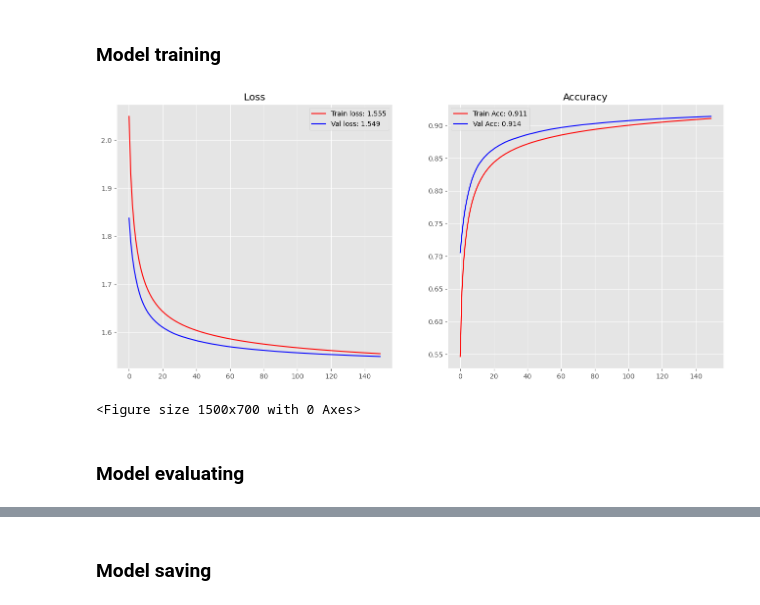
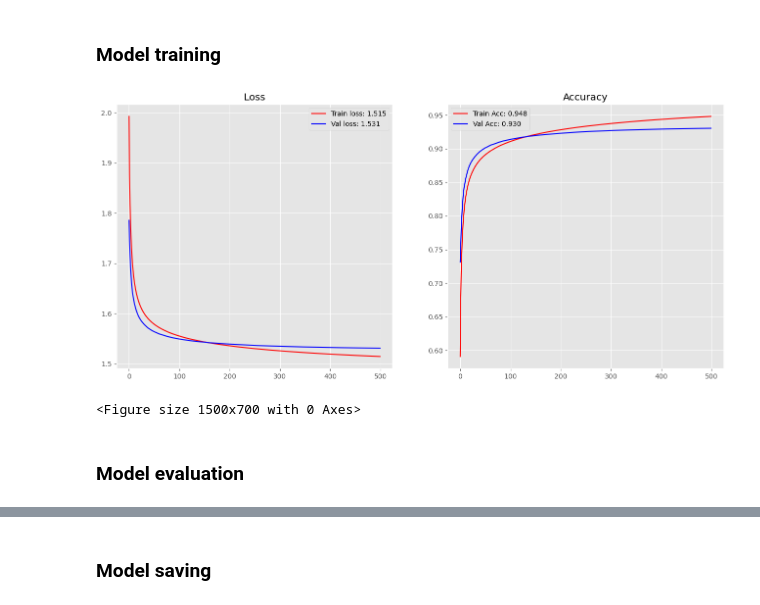
Before and after one commit to NazarovMichail/Lectures-notes-MIPT, a Jupyter notebook: DL/CV/fmnist/FMnist.ipynb, the cells around one changed output, grey strips where cells are left out. Cells and saved outputs as stored; diff of their text form; code cells hidden in the pictures.

```diff
--- a/DL/CV/fmnist/FMnist.ipynb
+++ b/DL/CV/fmnist/FMnist.ipynb
@@ -172,14 +172,14 @@ class FmnistNN(nn.Module):
         super(FmnistNN, self).__init__()
 
         self.ConvBlock1 = torch.nn.Sequential(
-            torch.nn.Conv2d(in_channels=1, out_channels=20, kernel_size=3, padding=1),
+            torch.nn.Conv2d(in_channels=1, out_channels=42, kernel_size=3, padding=1),
             torch.nn.LeakyReLU(),
-            torch.nn.BatchNorm2d(num_features=20),
+            torch.nn.BatchNorm2d(num_features=42),
             torch.nn.MaxPool2d(kernel_size=2, stride=2),
             torch.nn.Dropout(p=0.6))
 
         self.ConvBlock2 = torch.nn.Sequential(
-            torch.nn.Conv2d(in_channels=20, out_channels=36, kernel_size=3, padding=0),
+            torch.nn.Conv2d(in_channels=42, out_channels=36, kernel_size=3, padding=0),
             torch.nn.LeakyReLU(),
             torch.nn.BatchNorm2d(num_features=36))
 
@@ -201,13 +201,13 @@ class FmnistNN(nn.Module):
             torch.nn.BatchNorm1d(num_features=120))
 
         self.LinearBlock2 = torch.nn.Sequential(
-            torch.nn.Linear(120, 64),
+            torch.nn.Linear(120, 84),
             torch.nn.LeakyReLU(),
-            torch.nn.BatchNorm1d(num_features=64))
+            torch.nn.BatchNorm1d(num_features=84))
 
 
         self.LinearBlock3 = torch.nn.Sequential(
-            torch.nn.Linear(64, 10),
+            torch.nn.Linear(84, 10),
             torch.nn.Softmax(dim=1))
 
     def forward(self, x):
@@ -339,30 +339,30 @@ def train_model(model, device, loss, optimizer, scheduler=None, num_epochs=10, b
 # %%
 from pytorch_lightning import seed_everything
 from torch import optim
 import torch
 
 seed_everything(seed=42)
 
 device = 'cuda:0' if torch.cuda.is_available() else 'cpu'
 model.to(device)
 
 optimizer = optim.Adam( model.parameters(), lr=0.0003)
 loss_func = torch.nn.CrossEntropyLoss()
-scheduler = optim.lr_scheduler.ReduceLROnPlateau(optimizer=optimizer, mode='min', patience=5600, factor=0.9)
+scheduler = optim.lr_scheduler.ReduceLROnPlateau(optimizer=optimizer, mode='min', patience=58000, factor=0.3)
 
 trained_model = train_model(model=model,
             device=device,
             loss=loss_func,
             optimizer=optimizer,
             scheduler=scheduler,
-            num_epochs=150,
+            num_epochs=500,
             batch_size=1350,
             train_aug=True);
 # %% [output]
-[figure, old version]
+[figure, new version]
 <Figure size 1500x700 with 0 Axes>
 # %% [markdown]
-### <a id=13>Model evaluating</a>
+### <a id=13>Model evaluation</a>
 # %%
 from sklearn.metrics import confusion_matrix, classification_report
 import seaborn as sns
```
Also changed, not shown: parts of 6 cells of this notebook.
